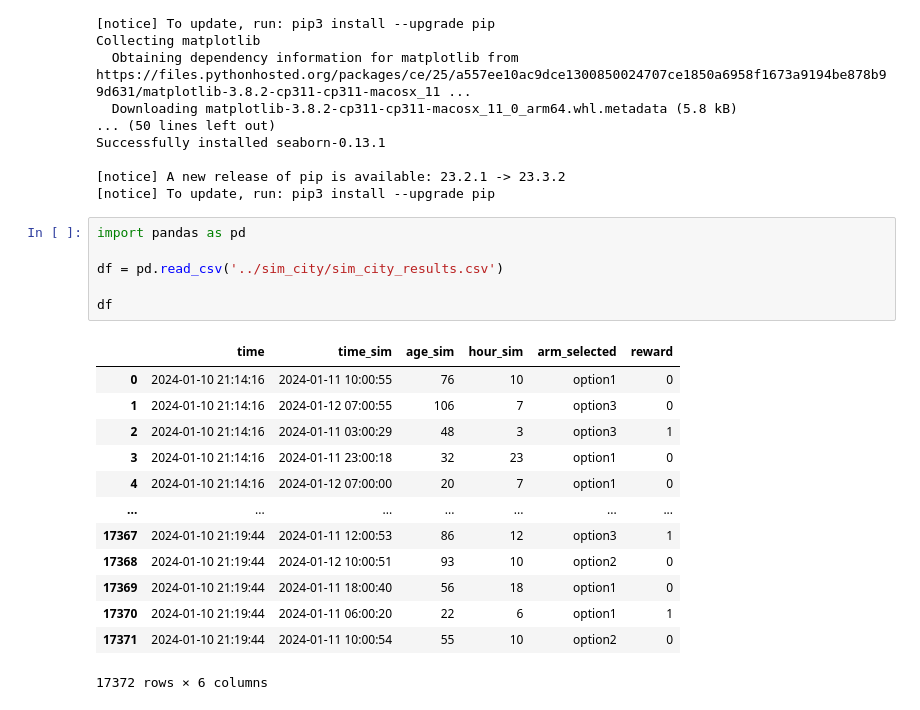
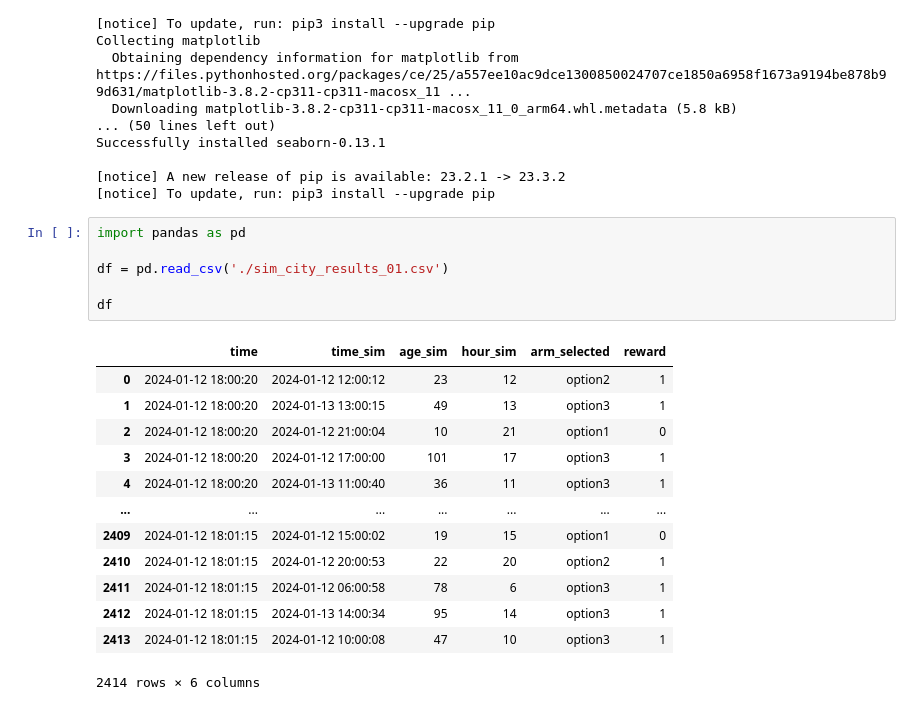
Before and after one commit to Luciana123/tpp-mab-simulations, a Jupyter notebook: notebooks/sim_city analysis.ipynb, the cells around one changed output. Drawn from its saved outputs; the diff is of its cells as text.

```diff
--- a/notebooks/sim_city analysis.ipynb
+++ b/notebooks/sim_city analysis.ipynb
@@ -23,23 +23,23 @@ Successfully installed seaborn-0.13.1
 # %%
 import pandas as pd
 
-df = pd.read_csv('../sim_city/sim_city_results.csv')
+df = pd.read_csv('./sim_city_results_01.csv')
 
 df
 # %% [output]
 |  | time | time_sim | age_sim | hour_sim | arm_selected | reward |
-| 0 | 2024-01-10 21:14:16 | 2024-01-11 10:00:55 | 76 | 10 | option1 | 0 |
-| 1 | 2024-01-10 21:14:16 | 2024-01-12 07:00:55 | 106 | 7 | option3 | 0 |
-| 2 | 2024-01-10 21:14:16 | 2024-01-11 03:00:29 | 48 | 3 | option3 | 1 |
-| 3 | 2024-01-10 21:14:16 | 2024-01-11 23:00:18 | 32 | 23 | option1 | 0 |
-| 4 | 2024-01-10 21:14:16 | 2024-01-12 07:00:00 | 20 | 7 | option1 | 0 |
+| 0 | 2024-01-12 18:00:20 | 2024-01-12 12:00:12 | 23 | 12 | option2 | 1 |
+| 1 | 2024-01-12 18:00:20 | 2024-01-13 13:00:15 | 49 | 13 | option3 | 1 |
+| 2 | 2024-01-12 18:00:20 | 2024-01-12 21:00:04 | 10 | 21 | option1 | 0 |
+| 3 | 2024-01-12 18:00:20 | 2024-01-12 17:00:00 | 101 | 17 | option3 | 1 |
+| 4 | 2024-01-12 18:00:20 | 2024-01-13 11:00:40 | 36 | 11 | option3 | 1 |
 | ... | ... | ... | ... | ... | ... | ... |
-| 17367 | 2024-01-10 21:19:44 | 2024-01-11 12:00:53 | 86 | 12 | option3 | 1 |
-| 17368 | 2024-01-10 21:19:44 | 2024-01-12 10:00:51 | 93 | 10 | option2 | 0 |
-| 17369 | 2024-01-10 21:19:44 | 2024-01-11 18:00:40 | 56 | 18 | option1 | 0 |
-| 17370 | 2024-01-10 21:19:44 | 2024-01-11 06:00:20 | 22 | 6 | option1 | 1 |
-| 17371 | 2024-01-10 21:19:44 | 2024-01-11 10:00:54 | 55 | 10 | option2 | 0 |
+| 2409 | 2024-01-12 18:01:15 | 2024-01-12 15:00:02 | 19 | 15 | option1 | 0 |
+| 2410 | 2024-01-12 18:01:15 | 2024-01-12 20:00:53 | 22 | 20 | option2 | 1 |
+| 2411 | 2024-01-12 18:01:15 | 2024-01-12 06:00:58 | 78 | 6 | option3 | 1 |
+| 2412 | 2024-01-12 18:01:15 | 2024-01-13 14:00:34 | 95 | 14 | option3 | 1 |
+| 2413 | 2024-01-12 18:01:15 | 2024-01-12 10:00:08 | 47 | 10 | option3 | 1 |
-17372 rows × 6 columns
+2414 rows × 6 columns
 # %%
 # Summary statistics
 summary_stats = df.describe()
```
Also changed, not shown: parts of 10 cells of this notebook, 16 other files.
